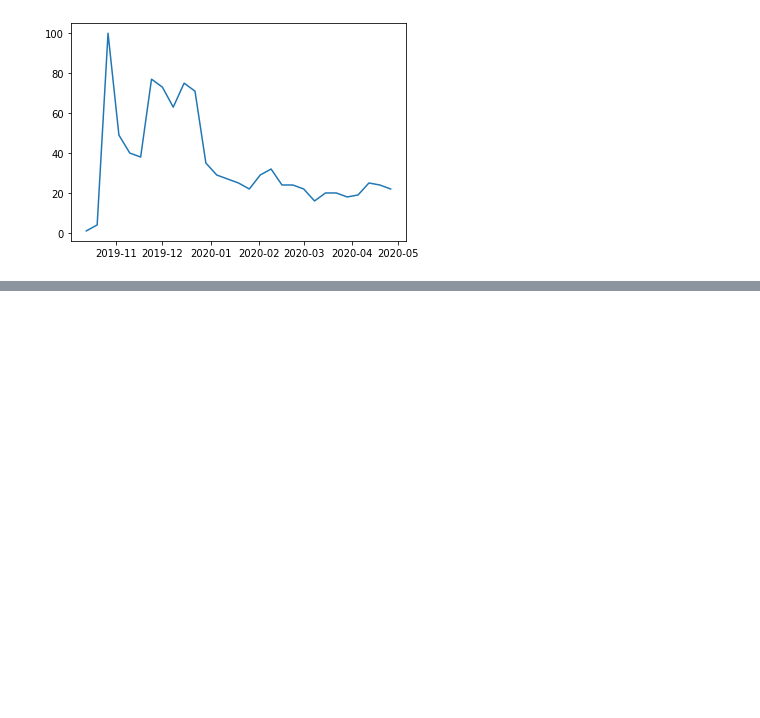
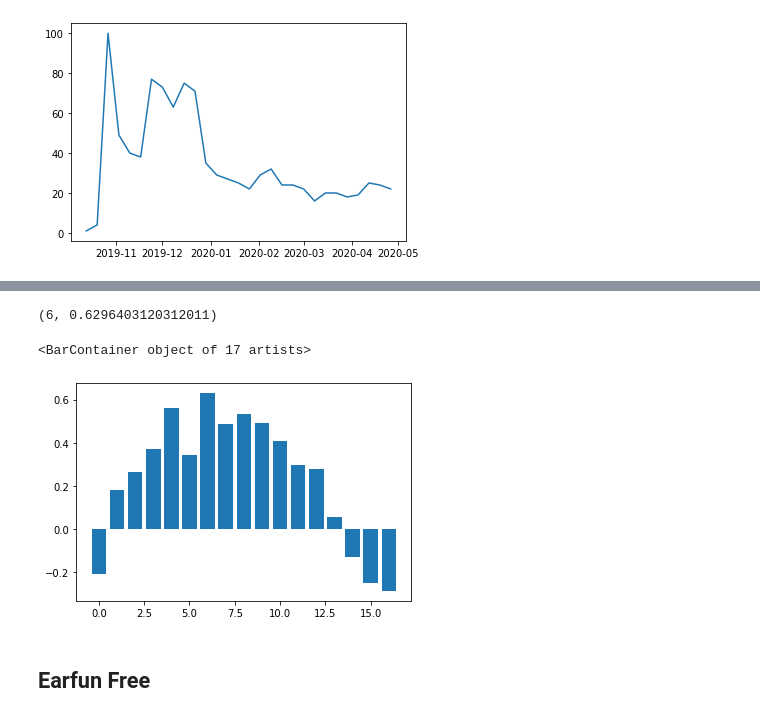
Before and after one commit to datascientistlin/AmazonReviewAnalysis, a Jupyter notebook: Draft - Lin.ipynb, the cells around one changed output, grey strips where cells are left out. Drawn from its saved outputs; the diff is of its cells as text; code cells hidden in the pictures; blank space fills up the shorter version.

```diff
--- a/Draft - Lin.ipynb
+++ b/Draft - Lin.ipynb
@@ -109,0 +278,2 @@ plt.show()
+# %%
+corr_lst_elit = [(i, df_elite['review_count'].corr(df_elite['trend_index'].shift(i))) for i in range(len(df_elite)//2)]
@@ -109,0 +320,11 @@ plt.show()
+# %%
+max(corr_lst_elit,key=lambda item:item[1])
+# %% [output]
+(6, 0.6296403120312011)
+# %%
+plt.bar([i[0] for i in corr_lst_elit], [i[1] for i in corr_lst_elit])
+# %% [output]
+<BarContainer object of 17 artists>
+[figure, added]
+# %% [markdown]
+## Earfun Free
```
Also changed, not shown: parts of 100 cells of this notebook.
